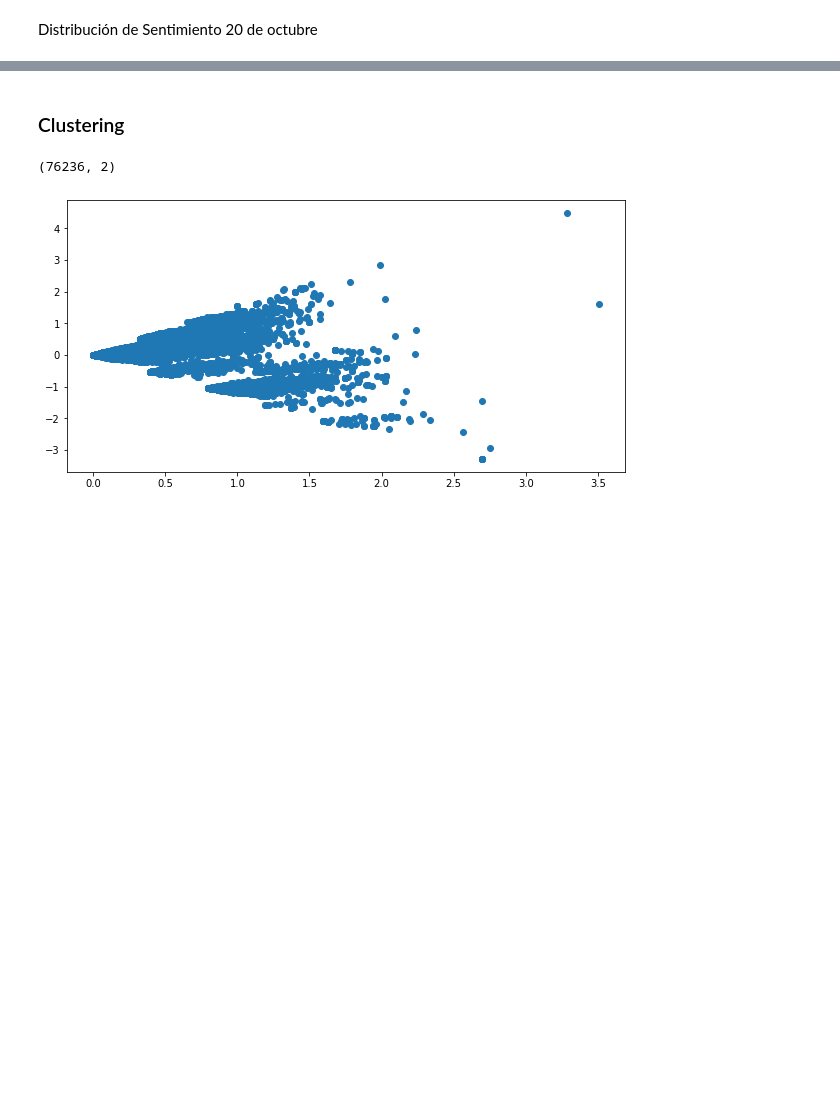
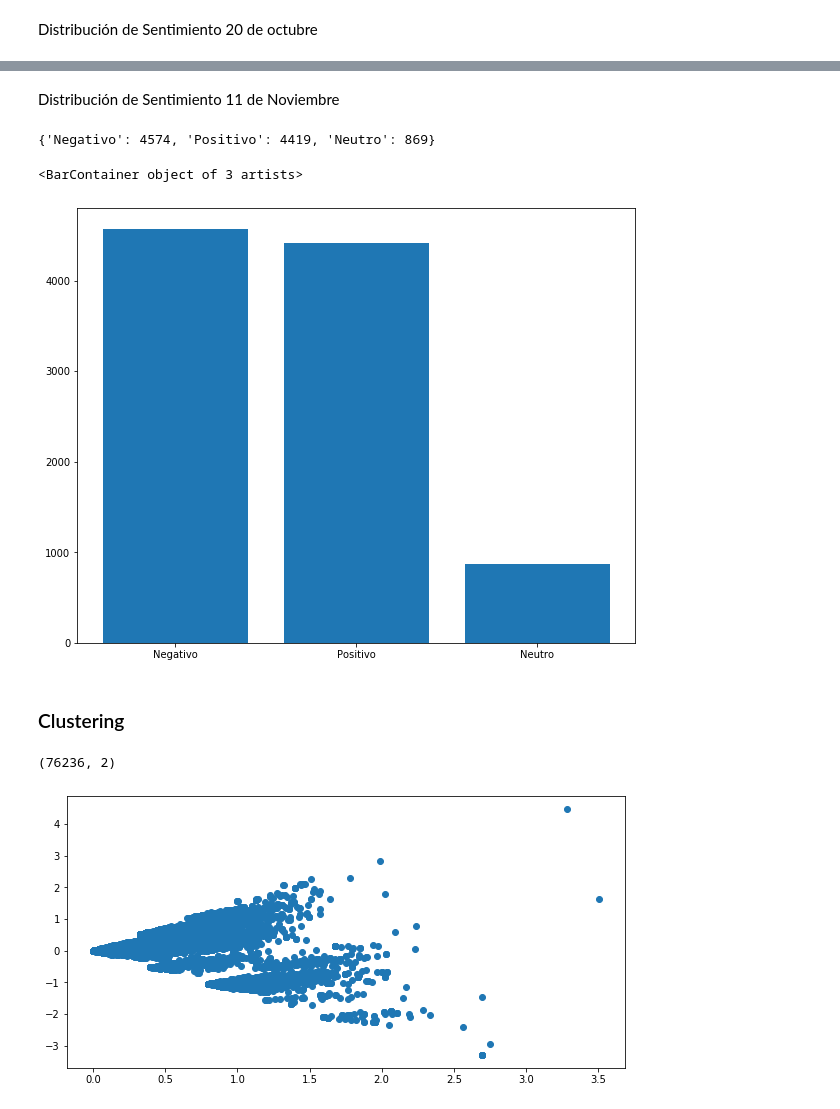
Before and after one commit to jpcastillog/Proyecto-INF-335, a Jupyter notebook: Proyecto_Busqueda_Web.ipynb, the cells around one changed output, grey strips where cells are left out. Cells and saved outputs as stored; diff of their text form; code cells hidden in the pictures; blank space fills up the shorter version.

```diff
--- a/Proyecto_Busqueda_Web.ipynb
+++ b/Proyecto_Busqueda_Web.ipynb
@@ -484,3 +514,20 @@ plt.bar(freq.keys(), freq.values())
+# %% [markdown]
+Distribución de Sentimiento 11 de Noviembre
+# %%
+sentiment = df['2019-11-11':'2019-11-11']['sentiment']
+sentiment = sentiment.tolist()
+freq = {}
+for item in sentiment:
+    if (item in freq):
+        freq[item] += 1
+    else:
+        freq[item] = 1
+print(freq)
+plt.bar(freq.keys(), freq.values())
+# %% [output]
+{'Negativo': 4574, 'Positivo': 4419, 'Neutro': 869}
+<BarContainer object of 3 artists>
+[figure, added]
 # %% [markdown]
 ### Clustering
 # %%
```
Also changed, not shown: parts of 25 cells of this notebook, 3 other files.
